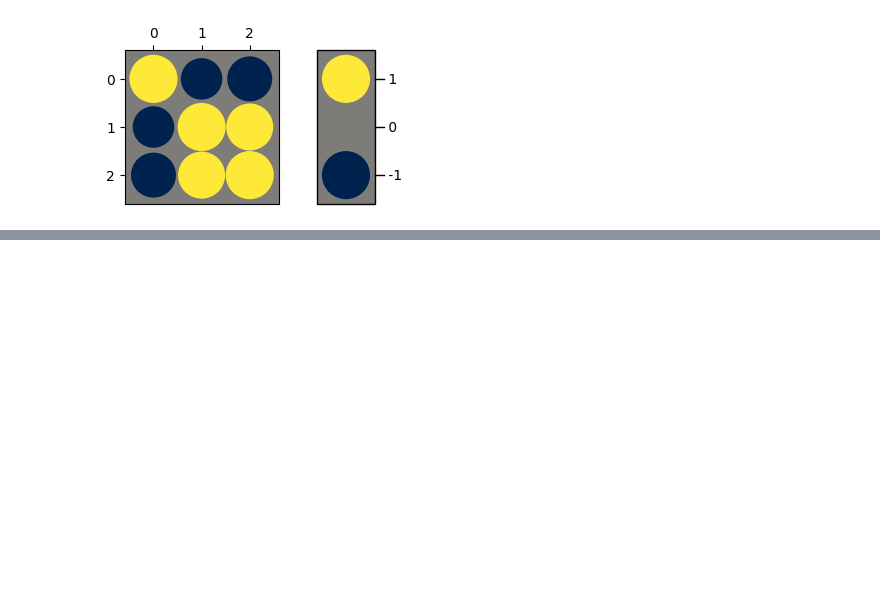
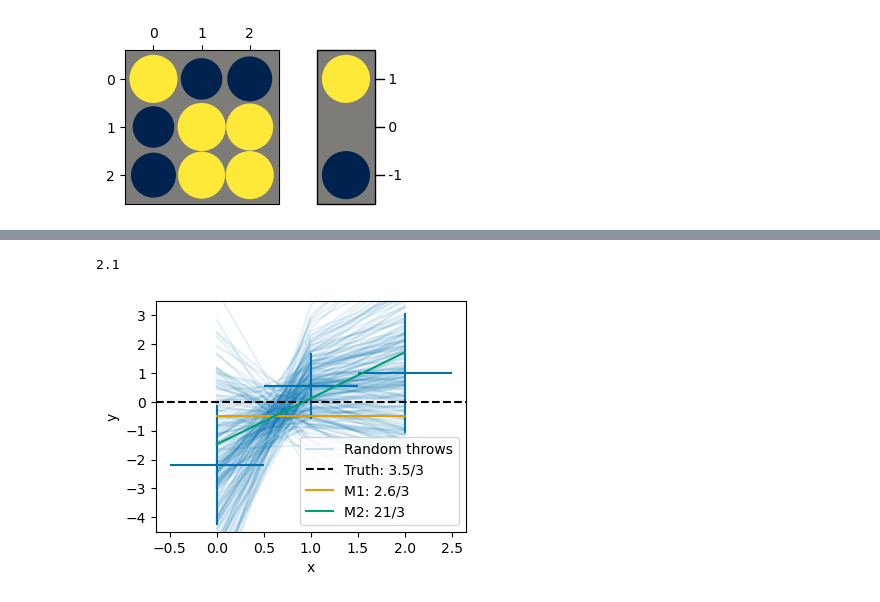
Before and after one commit to ast0815/covplot, a Jupyter notebook: covplot.ipynb, the cells around one changed output, grey strips where cells are left out. Drawn from its saved outputs; the diff is of its cells as text; code cells hidden in the pictures; blank space fills up the shorter version.

```diff
--- a/covplot.ipynb
+++ b/covplot.ipynb
@@ -133,3 +134,25 @@ bars.get_children()[0].zorder
+# %%
+fig, ax = plt.subplots(figsize=(4, 3), dpi=100)
+chi_truth = correct_dist(correct_fun([0] * Nc))[0]
+bars = plt.errorbar(x, y, yerr=np.sqrt(np.diag(cov)), xerr=0.5, fmt=" ")
+for i in range(200):
+    yi = rng.multivariate_normal(mean=y, cov=cov)
+    if i == 0:
+        ax.plot(x, yi, color="C0", alpha=0.2, label="Random throws")
+    else:
+        ax.plot(x, yi, color="C0", alpha=0.1)
+plt.axhline(0, color="k", linestyle="--", label=f"Truth: {chi_truth:.2g}/{N}")
+plt.plot(x, correct_fun(correct_ret.x), label=f"M1: {chi_correct:.2g}/{N}")
+plt.plot(x, wrong_fun(wrong_ret.x), label=f"M2: {chi_wrong:.2g}/{N}")
+plt.xlabel("x")
+plt.ylabel("y")
+plt.legend()
+plt.ylim(-4.5, 3.5)
+plt.savefig("plots/simple-parallel.pdf", bbox_inches="tight")
+bars.get_children()[0].zorder
+# %% [output]
+2.1
+[figure, added]
 # %%
 fig, ax = plt.subplots(figsize=(4, 3), dpi=100)
 bars = nuplt.corlines(x, y, cov, xerr=0.5, corlinestyle=":")
```
Also changed, not shown: parts of 13 cells of this notebook.
